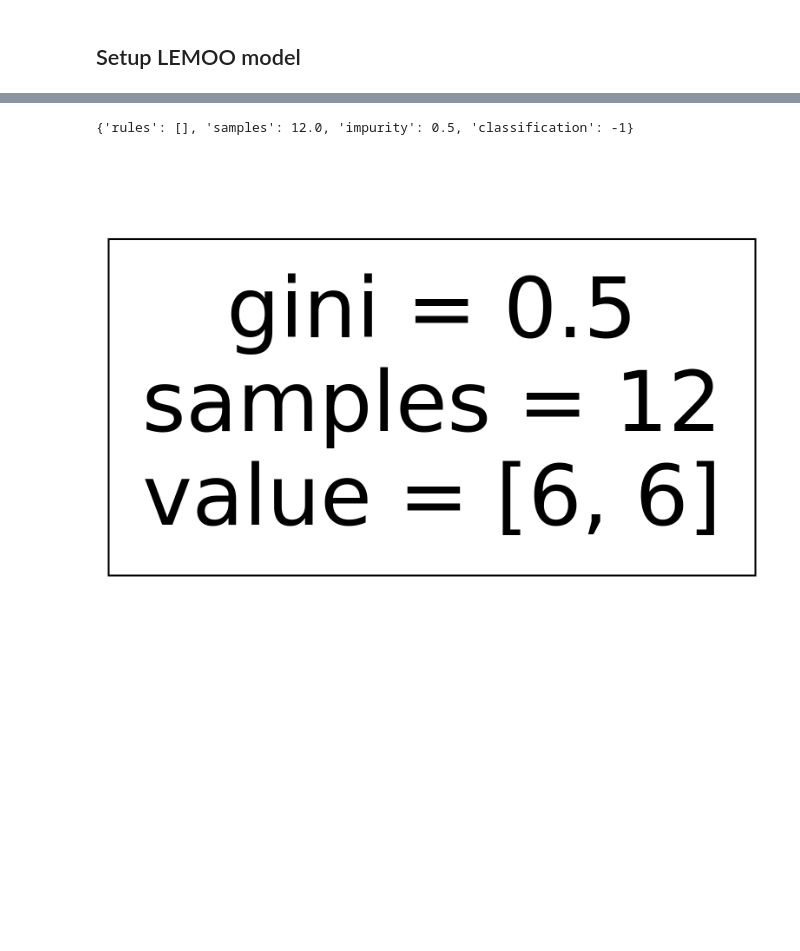
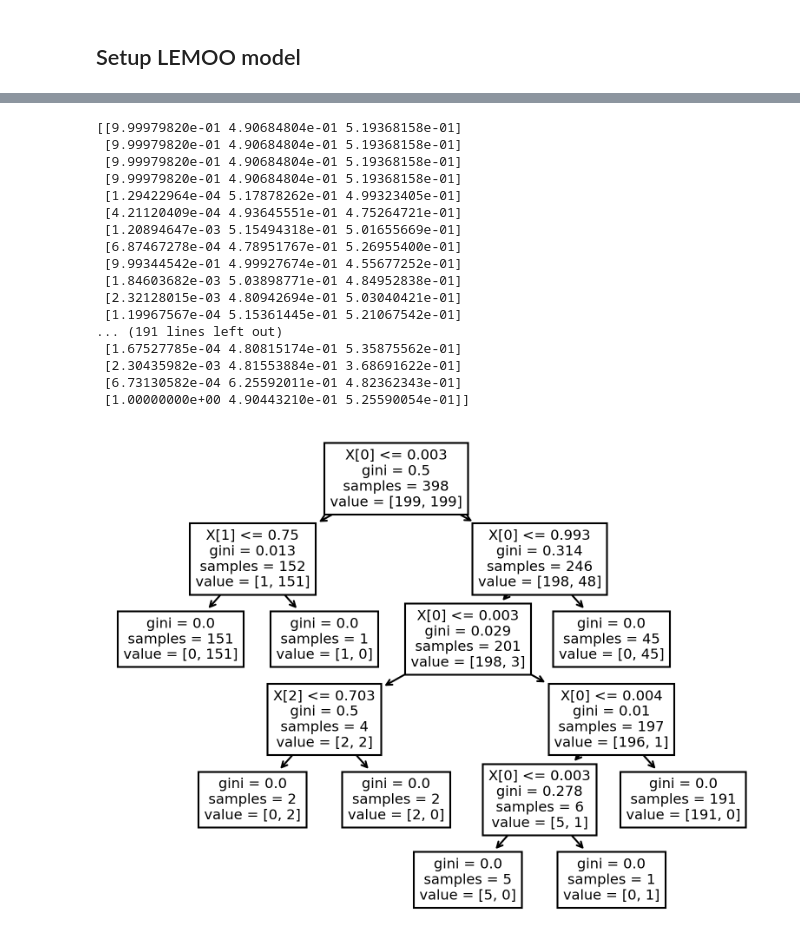
Before and after one commit to gialmisi/XLEMOO, a Jupyter notebook: notebooks/Testing.ipynb, the cells around one changed output, grey strips where cells are left out. Cells and saved outputs as stored; diff of their text form; code cells hidden in the pictures; blank space fills up the shorter version.

Commit message:
Moved some plotting utilities from a notebook to the source.

```diff
--- a/notebooks/Testing.ipynb
+++ b/notebooks/Testing.ipynb
@@ -35,38 +42,41 @@ def plot_best_fitness(population, fitness_fun):
 # %% [markdown]
 ## Define problem
 # %%
-n_objectives = 2
-n_variables = 5
-# problem = test_problem_builder("DTLZ7", n_variables, n_objectives)
-problem = river_pollution_problem()
+n_objectives = 8
+n_variables = 11
+problem = test_problem_builder("DTLZ7", n_variables, n_objectives)
+# problem = river_pollution_problem()
 # %% [markdown]
 ## Setting model parameters
 # %%
-#nadir = np.ones(n_objectives)
-#ideal = np.zeros(n_objectives)
-ideal = np.array([-6.34, -3.44, -7.5, 0, 0])
-nadir = np.array([-4.75, -2.85, -0.32, 9.70, 0.35])
-ref_point = np.array([-5, -2.9, -5.0, 3, 0.2])
-fitness_fun = asf_wrapper(GuessASF(nadir), {"reference_point": ref_point})
+nadir = np.ones(n_objectives)
+ideal = np.zeros(n_objectives)
+# ideal = np.array([-6.34, -3.44, -7.5, 0, 0])
+# nadir = np.array([-4.75, -2.85, -0.32, 9.70, 0.35])
+ref_point = np.array([0.1]*10)
+# fitness_fun = asf_wrapper(GuessASF(nadir), {"reference_point": ref_point})
 
-# fitness_fun = naive_sum
+fitness_fun = naive_sum
 
 lem_params = LEMParams(
     n_total_iterations=100,
     n_ea_gen_per_iter=10,
     n_ml_gen_per_iter=1,
-    use_ea=True,
-    use_ml=True,
+    use_darwin=True,
+    use_ml=False,
     fitness_indicator=fitness_fun,
-    past_gens_to_consider=1
+    ml_probe = 5,
+    ml_threshold = 0.999,
+    darwin_probe = 5,
+    darwin_threshold = 0.999
 )
 
 ea_params = EAParams(
-    population_size=164,
+    population_size=100,
     cross_over_op=SBX_xover(),
     mutation_op=BP_mutation(problem.get_variable_lower_bounds(), problem.get_variable_upper_bounds()),
-    selection_op=TournamentSelection(None, tournament_size=4),
-    population_init_design="LHSDesign"
+    selection_op=TournamentSelection(None, tournament_size=2),
+    population_init_design="RandomDesign"
 )
 
 # ml = DecisionTreeClassifier(random_state=0)
@@ -82,6 +92,5 @@ ml_params = MLParams(
 # %%
 lemoo = LEMOO(problem, lem_params, ea_params, ml_params)
 # %%
-lemoo.reset_population()
-history = lemoo.run()
+lemoo.run()
 # %% [output]
@@ -132,8 +102,22 @@ AxisError: axis 1 is out of bounds for array of dimension 1
 # %%
 tree.plot_tree(lemoo.current_ml_model);
-paths = find_all_paths(lemoo.current_ml_model)
-for p in paths:
-    print(p)
+print(lemoo._generation_history[-1].individuals)
 # %% [output]
-{'rules': [], 'samples': 12.0, 'impurity': 0.5, 'classification': -1}
+[[9.99979820e-01 4.90684804e-01 5.19368158e-01]
+ [9.99979820e-01 4.90684804e-01 5.19368158e-01]
+ [9.99979820e-01 4.90684804e-01 5.19368158e-01]
+ [9.99979820e-01 4.90684804e-01 5.19368158e-01]
+ [1.29422964e-04 5.17878262e-01 4.99323405e-01]
+ [4.21120409e-04 4.93645551e-01 4.75264721e-01]
+ [1.20894647e-03 5.15494318e-01 5.01655669e-01]
+ [6.87467278e-04 4.78951767e-01 5.26955400e-01]
+ [9.99344542e-01 4.99927674e-01 4.55677252e-01]
+ [1.84603682e-03 5.03898771e-01 4.84952838e-01]
+ [2.32128015e-03 4.80942694e-01 5.03040421e-01]
+ [1.19967567e-04 5.15361445e-01 5.21067542e-01]
+... (191 lines left out)
+ [1.67527785e-04 4.80815174e-01 5.35875562e-01]
+ [2.30435982e-03 4.81553884e-01 3.68691622e-01]
+ [6.73130582e-04 6.25592011e-01 4.82362343e-01]
+ [1.00000000e+00 4.90443210e-01 5.25590054e-01]]
-[figure, old version]
+[figure, new version]
```
Also changed, not shown: parts of 10 cells of this notebook, 1 other file.
